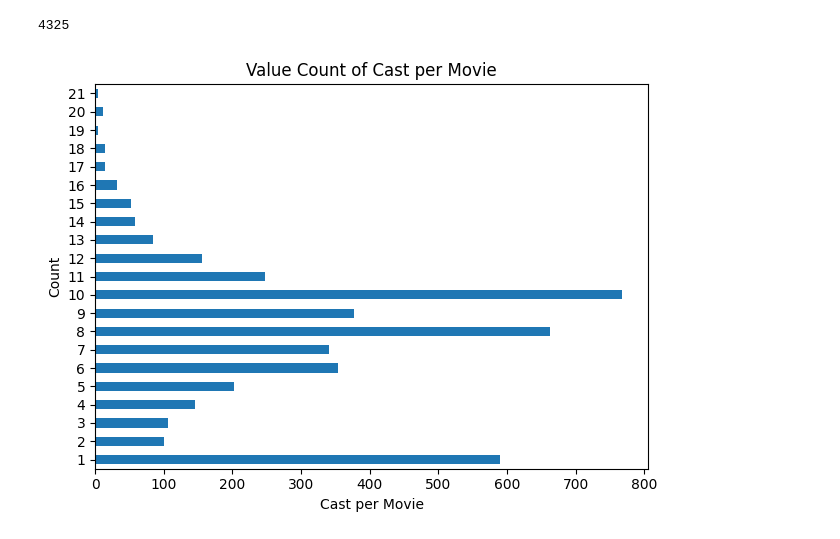
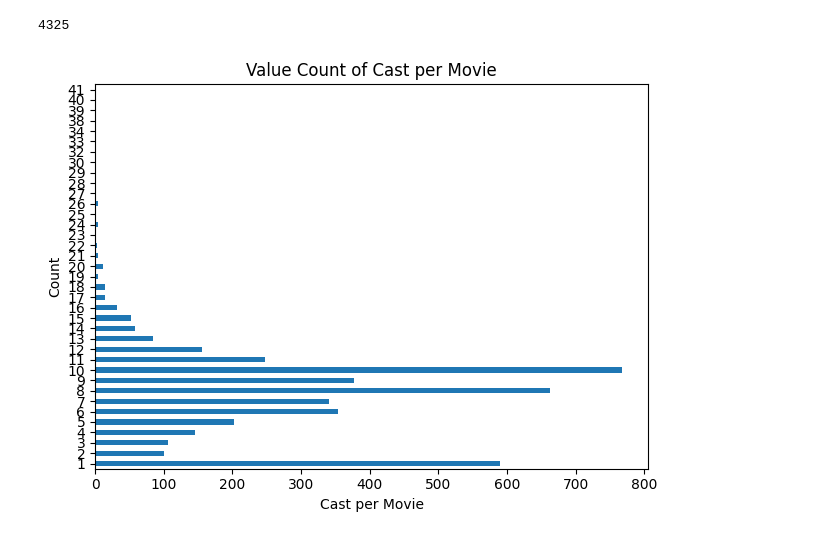
Before and after one commit to abdulabba0/data_analysis, a Jupyter notebook: Netflix_TV_SHOWS_AND_MOVIE_DATA_ANALYSIS.ipynb, the cells around one changed output. Saved outputs shown, nothing was run; the diff lists cells and outputs as text; code cells hidden in the pictures.

```diff
--- a/Netflix_TV_SHOWS_AND_MOVIE_DATA_ANALYSIS.ipynb
+++ b/Netflix_TV_SHOWS_AND_MOVIE_DATA_ANALYSIS.ipynb
@@ -241,11 +236,11 @@ len(df[df['num_cast'] <= 21])
 # %% [output]
 4325
 # %%
-cast_value_count = df[df['num_cast'] ]['num_cast'].value_counts().sort_index().plot(kind='barh')
+cast_value_count = df['num_cast'].value_counts().sort_index().plot(kind='barh')
 plt.xlabel("Cast per Movie")
 plt.ylabel("Count")
 plt.title("Value Count of Cast per Movie")
 plt.tight_layout()
 plt.show()
 # %% [output]
-[figure, old version]
+[figure, new version]
```
Also changed, not shown: parts of 6 cells of this notebook.
